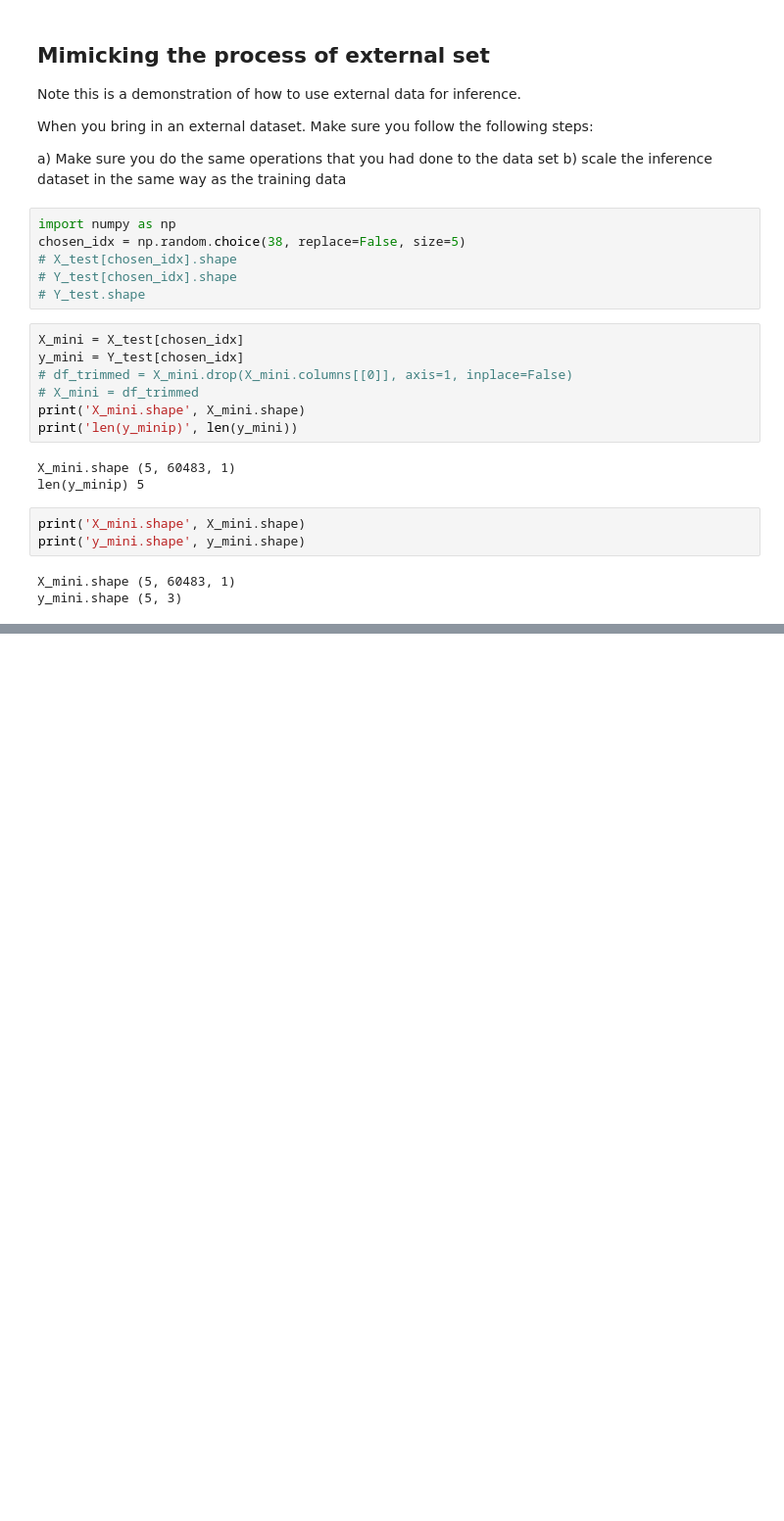
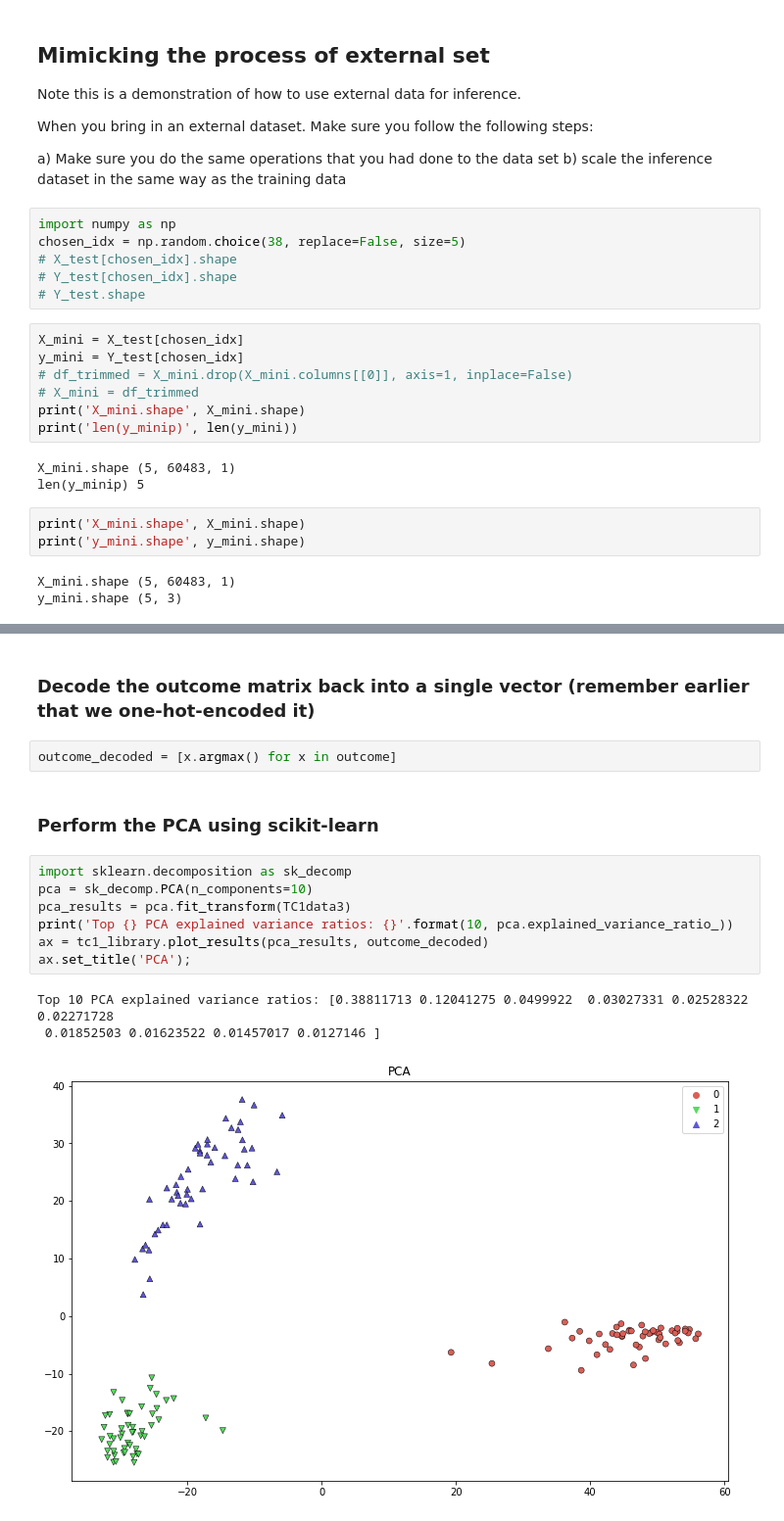
Before and after one commit to ravichas/ML-TC1, a Jupyter notebook: TC1-ConvNN.ipynb, the cells around one changed output, grey strips where cells are left out. Shown at 98% size. Drawn from its saved outputs; the diff is of its cells as text; blank space fills up the shorter version.

Commit message:
Implemented unsupervised learning on the TC1 data (PCA and tSNE) and simplified the dataset into two classes

```diff
--- a/TC1-ConvNN.ipynb
+++ b/TC1-ConvNN.ipynb
@@ -389,0 +400,17 @@ You are viewing the Jupyter Notebook from ML-TC1 GitHub repository, https://gith
+# %% [markdown]
+### Decode the outcome matrix back into a single vector (remember earlier that we one-hot-encoded it)
+# %%
+outcome_decoded = [x.argmax() for x in outcome]
+# %% [markdown]
+### Perform the PCA using scikit-learn
+# %%
+import sklearn.decomposition as sk_decomp
+pca = sk_decomp.PCA(n_components=10)
+pca_results = pca.fit_transform(TC1data3)
+print('Top {} PCA explained variance ratios: {}'.format(10, pca.explained_variance_ratio_))
+ax = tc1_library.plot_results(pca_results, outcome_decoded)
+ax.set_title('PCA');
+# %% [output]
+Top 10 PCA explained variance ratios: [0.38811713 0.12041275 0.0499922  0.03027331 0.02528322 0.02271728
+ 0.01852503 0.01623522 0.01457017 0.0127146 ]
+[figure, added]
```
Also changed, not shown: parts of 27 cells of this notebook, 6 other files.
